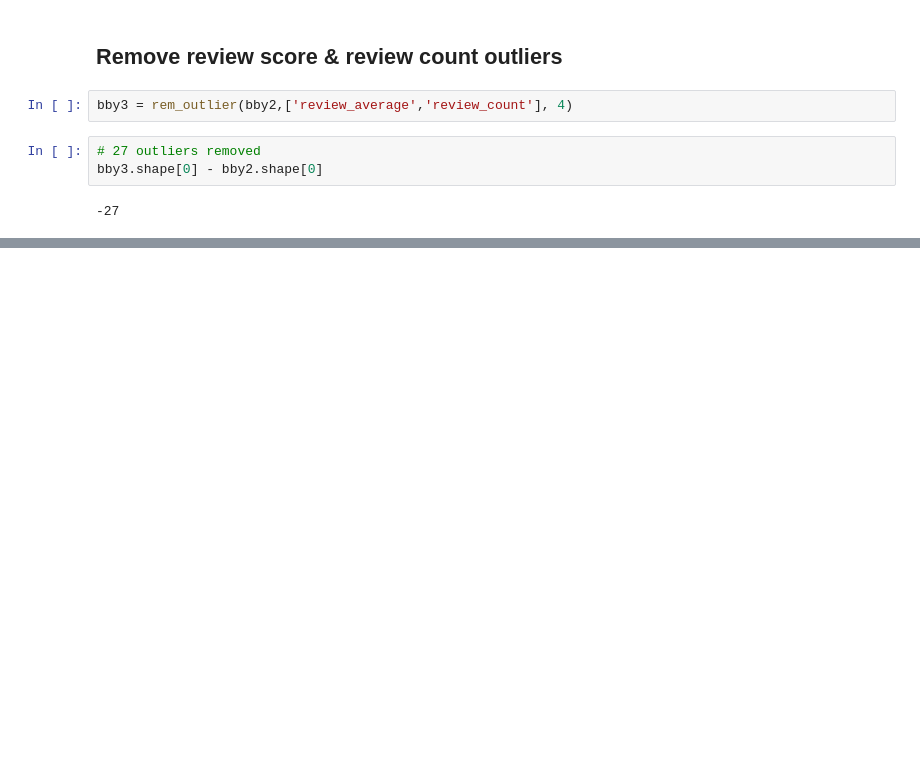
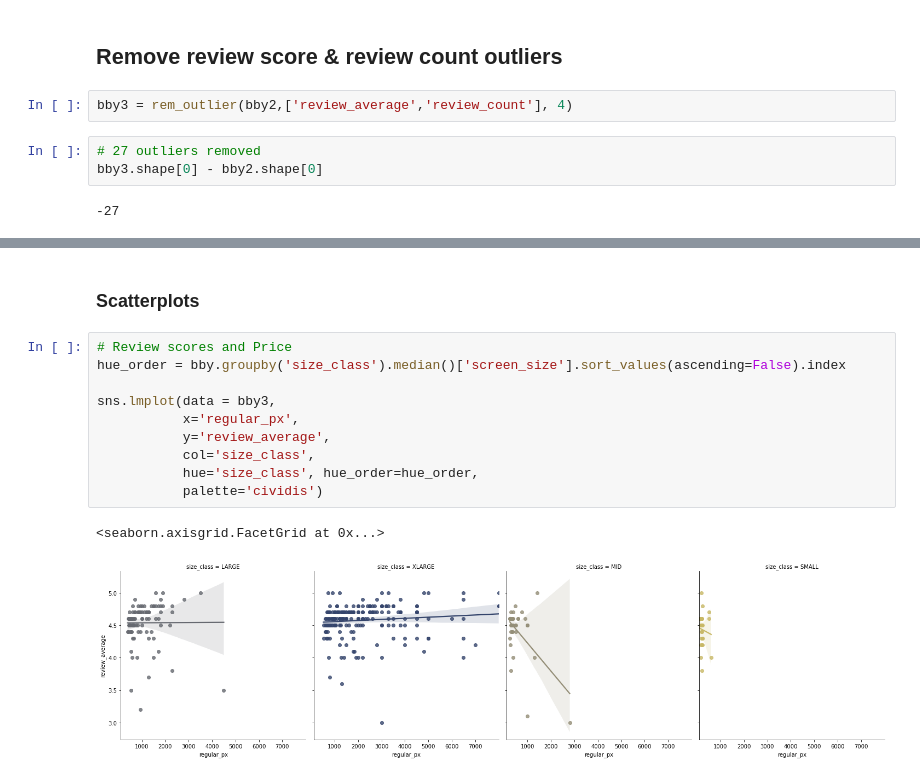
Before and after one commit to dnie44/nycdatascience_python_project, a Jupyter notebook: bb_analysis2.ipynb, the cells around one changed output, grey strips where cells are left out. Saved outputs shown, nothing was run; the diff lists cells and outputs as text; blank space fills up the shorter version.

```diff
--- a/bb_analysis2.ipynb
+++ b/bb_analysis2.ipynb
@@ -384,0 +342,15 @@ sns.jointplot(data = bby3, x='review_average', y='review_count', kind='reg', pal
+# %% [markdown]
+### Scatterplots
+# %%
+# Review scores and Price
+hue_order = bby.groupby('size_class').median()['screen_size'].sort_values(ascending=False).index
+
+sns.lmplot(data = bby3,
+           x='regular_px',
+           y='review_average',
+           col='size_class',
+           hue='size_class', hue_order=hue_order,
+           palette='cividis')
+# %% [output]
+<seaborn.axisgrid.FacetGrid at 0x...>
+[figure, added]
```
Also changed, not shown: parts of 23 cells of this notebook, 1 other file.
